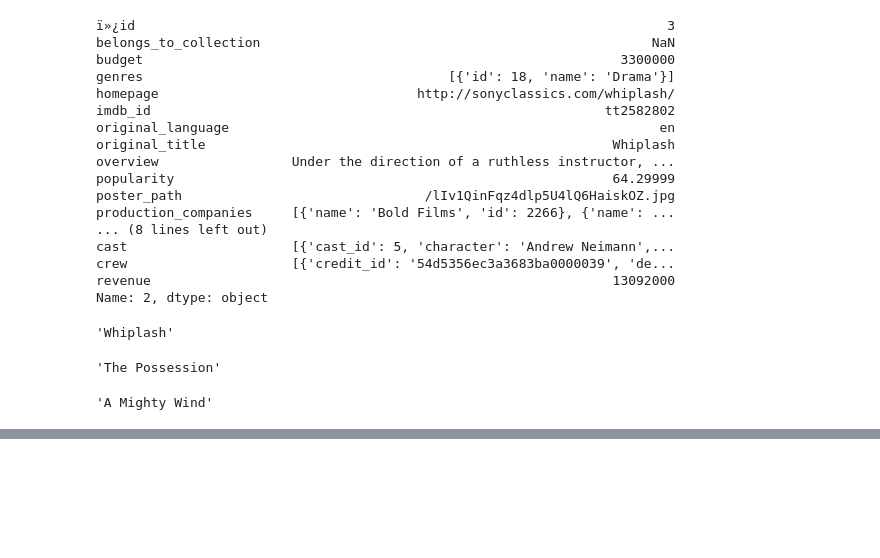
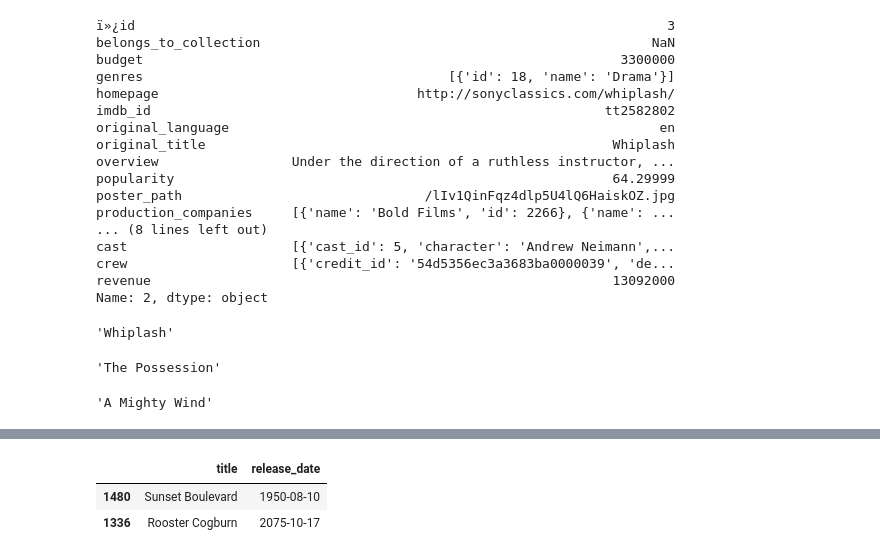
Before and after one commit to Durga130604/python_libraries_for_da-ds, a Jupyter notebook: pandas/missing_values.ipynb, the cells around one changed output, grey strips where cells are left out. Saved outputs shown, nothing was run; the diff lists cells and outputs as text; code cells hidden in the pictures; blank space fills up the shorter version.

```diff
--- a/pandas/missing_values.ipynb
+++ b/pandas/missing_values.ipynb
@@ -410,0 +434,5 @@ df.iloc[9]['original_title']
+# %%
+#to change the format of date column
+
+df['release_date'] = pd.to_datetime(df['release_date'])
+df
@@ -410,0 +453,7 @@ df.iloc[9]['original_title']
+# %%
+#first and last movie released
+df.sort_values('release_date')[['title','release_date']].iloc[[0,-1]]
+# %% [output]
+|  | title | release_date |
+| 1480 | Sunset Boulevard | 1950-08-10 |
+| 1336 | Rooster Cogburn | 2075-10-17 |
```
Also changed, not shown: parts of 7 cells of this notebook.
